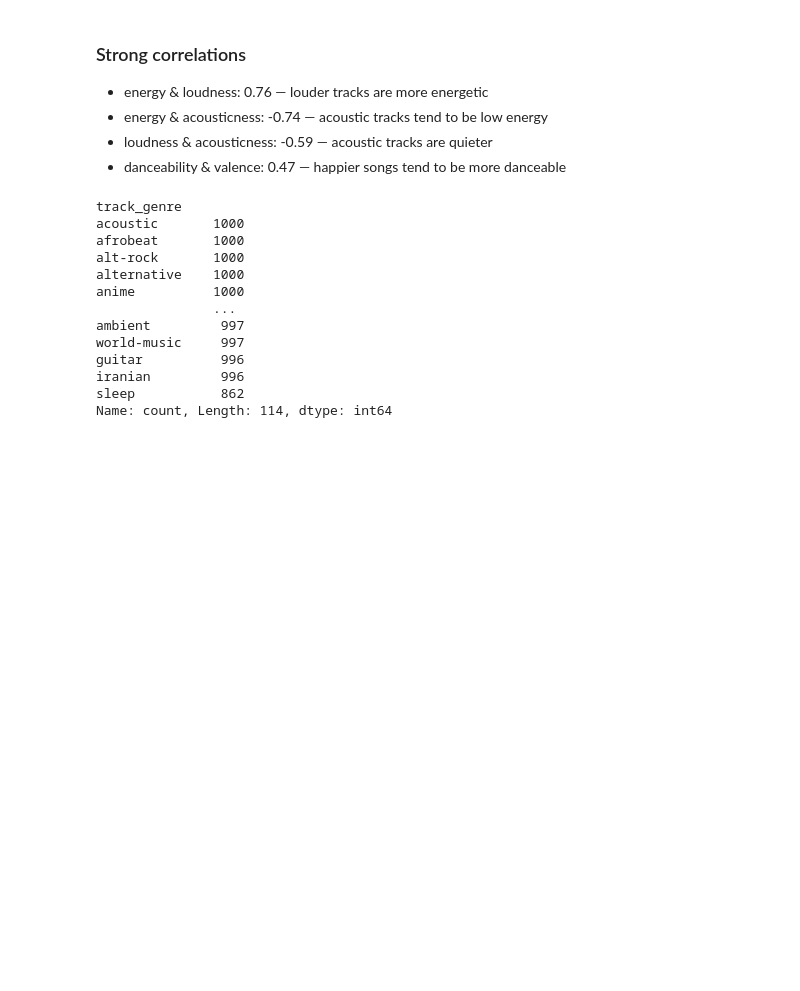
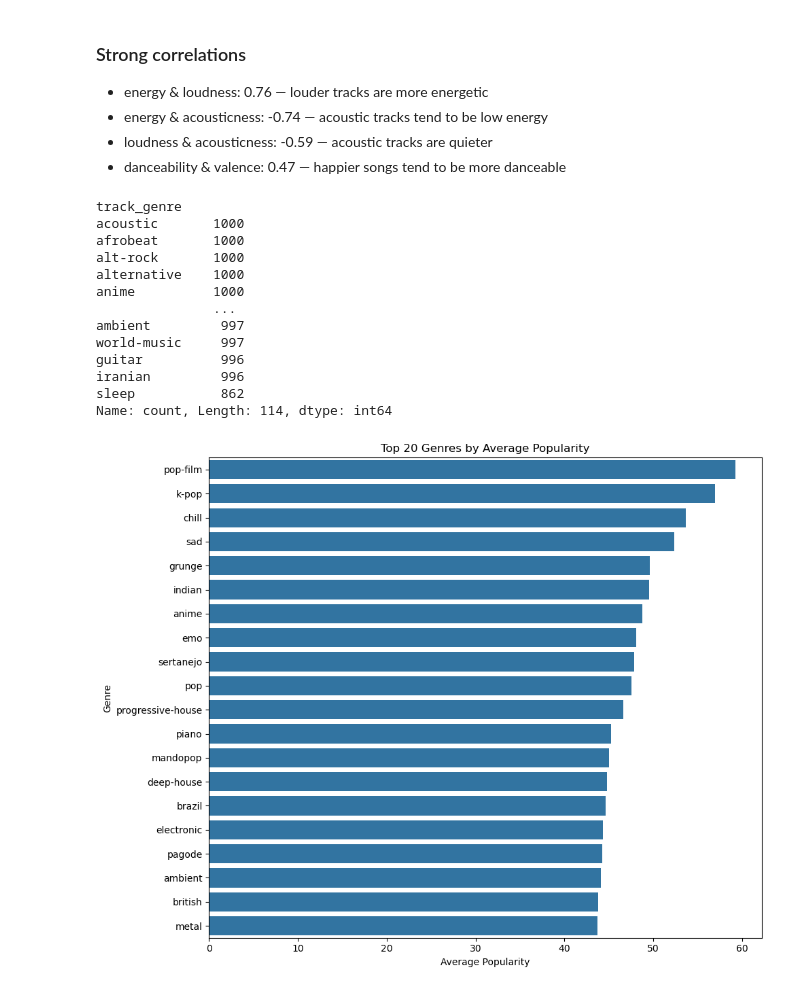
Before and after one commit to DerekHickey6/ml-mini-projects, a Jupyter notebook: eda-portfolio/notebooks/spotify_eda.ipynb, the cells around one changed output. Cells and saved outputs as stored; diff of their text form; code cells hidden in the pictures; blank space fills up the shorter version.

Commit message:
add visulizations for popularity and track ganre

```diff
--- a/eda-portfolio/notebooks/spotify_eda.ipynb
+++ b/eda-portfolio/notebooks/spotify_eda.ipynb
@@ -155,3 +155,16 @@ guitar          996
 iranian         996
 sleep           862
 Name: count, Length: 114, dtype: int64
+# %%
+# Visualize top 20 genres by popularity
+genre_popularity = df.groupby('track_genre')['popularity'].mean().sort_values(ascending=False).head(20)
+
+plt.figure(figsize=(10, 8))
+sns.barplot(x=genre_popularity.values, y=genre_popularity.index)
+plt.title('Top 20 Genres by Average Popularity')
+plt.xlabel('Average Popularity')
+plt.ylabel('Genre')
+plt.tight_layout()
+plt.show()
+# %% [output]
+[figure, added]
```
